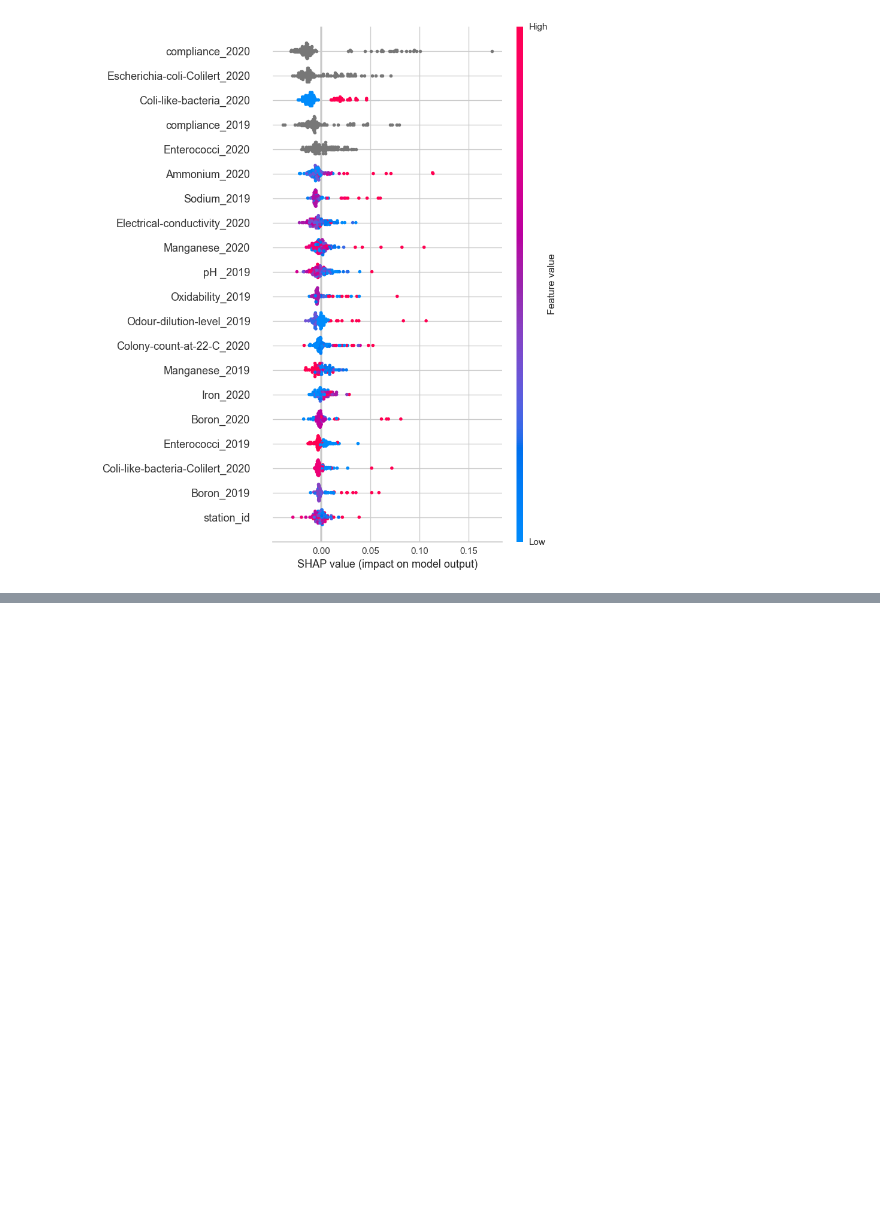
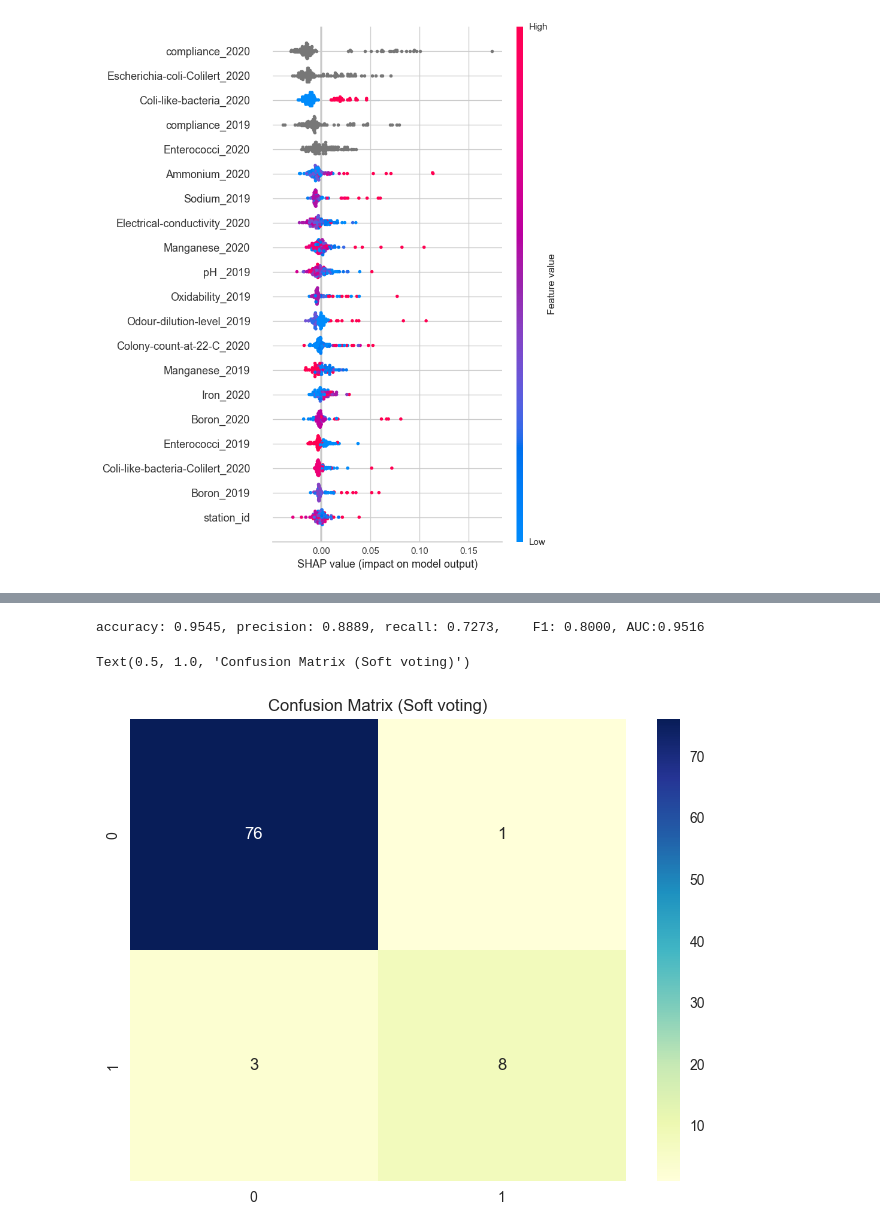
Before and after one commit to katesedykh/ML2022-Drinking-Water-Quality, a Jupyter notebook: drinking-water-quality.ipynb, the cells around one changed output, grey strips where cells are left out. Cells and saved outputs as stored; diff of their text form; code cells hidden in the pictures; blank space fills up the shorter version.

```diff
--- a/drinking-water-quality.ipynb
+++ b/drinking-water-quality.ipynb
@@ -409,0 +434,15 @@ interpret_model(et)
+# %%
+#prediction
+pred = blend_soft_model.predict(X_val)
+pred_proba = blend_soft_model.predict_proba(X_val)[:,1]
+#Accuracy
+confusion_soft_vote = get_clf_eval(y_val, pred, pred_proba)
+# %% [output]
+accuracy: 0.9545, precision: 0.8889, recall: 0.7273,    F1: 0.8000, AUC:0.9516
+# %%
+plt.figure(figsize=(8, 6))
+ax = sns.heatmap(confusion_soft_vote, cmap = 'YlGnBu',annot = True, fmt='d')
+ax.set_title('Confusion Matrix (Soft voting)')
+# %% [output]
+Text(0.5, 1.0, 'Confusion Matrix (Soft voting)')
+[figure, added]
```
Also changed, not shown: parts of 20 cells of this notebook.
